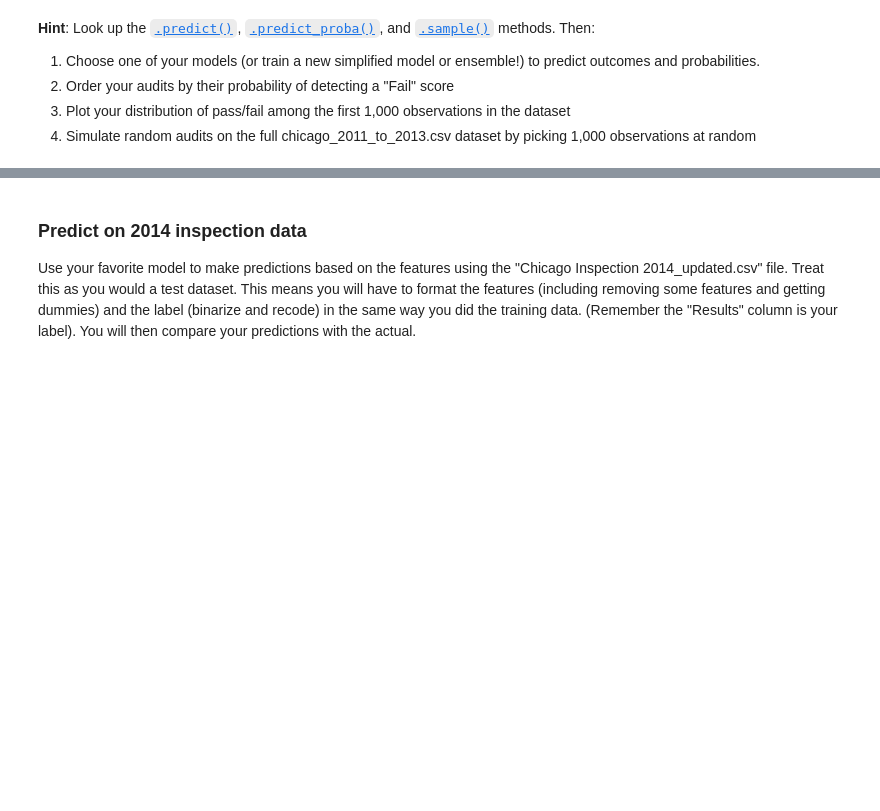
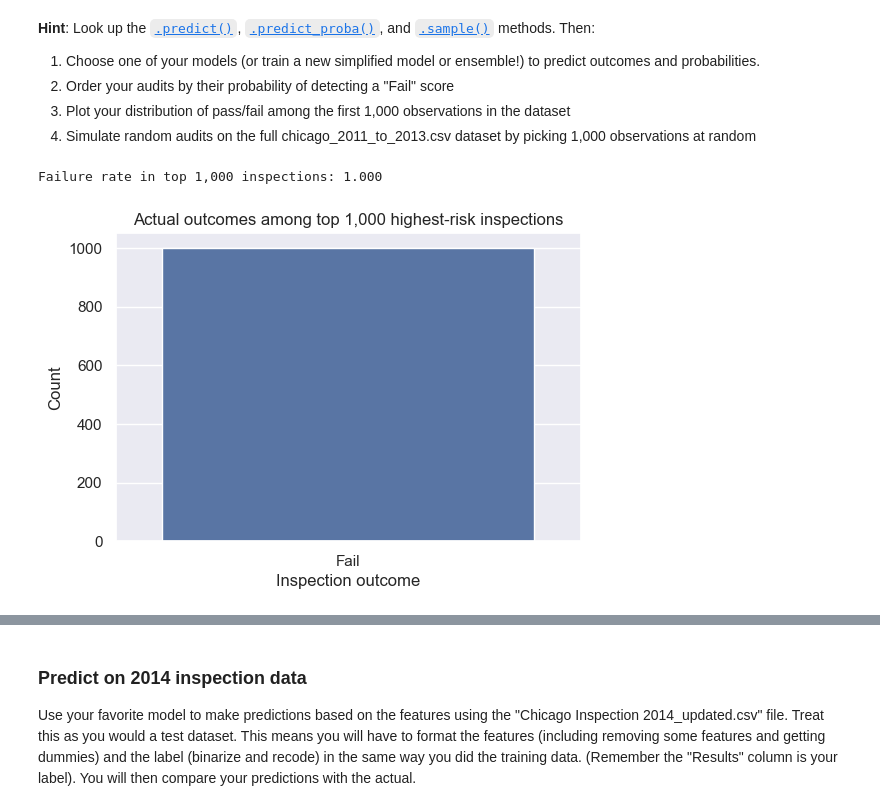
Before and after one commit to larapesce/Computational-Social-Science-Projects, a Jupyter notebook: Project_3/Project 3 Students.ipynb, the cells around one changed output, grey strips where cells are left out. Cells and saved outputs as stored; diff of their text form; code cells hidden in the pictures; blank space fills up the shorter version.

```diff
--- a/Project_3/Project 3 Students.ipynb
+++ b/Project_3/Project 3 Students.ipynb
@@ -563,5 +563,48 @@ plt.show()
 2. Order your audits by their probability of detecting a "Fail" score
 3. Plot your distribution of pass/fail among the first 1,000 observations in the dataset
 4. Simulate random audits on the full chicago_2011_to_2013.csv dataset by picking 1,000 observations at random
+# %%
+#
+# 1. Choose one of your models (or train a new simplified model or ensemble!) to predict outcomes and probabilities.
+# -----------
+
+# Get predicted probabilities of "Fail" (assumes class 1 = Fail, class 0 = Pass)
+rf_fail_probs = rf_classifier.predict_proba(X)[:, 1]
+
+# Build a dataframe with failure probabilities and actual outcomes
+audit_scores = pd.DataFrame({
+    "fail_prob": rf_fail_probs,
+    "actual": y.ravel()        # make sure this is a 1D array
+})
+
+audit_scores["actual_label"] = np.where(audit_scores["actual"] == 1, "Fail", "Pass")
+
+# 2. Order your audits by their probability of detecting a "Fail" score
+# -----------
+
+# Sort inspections by probability of failing (highest risk first)
+audit_scores_sorted = audit_scores.sort_values("fail_prob", ascending=False)
+
+# Take the top 1,000 highest-risk inspections
+top_1000 = audit_scores_sorted.head(1000)
+
+# (optional) print the fraction of actual failures in the top 1,000
+fail_rate_top1000 = (top_1000["actual"] == 1).mean()
+print(f"Failure rate in top 1,000 inspections: {fail_rate_top1000:.3f}")
+# %% [output]
+Failure rate in top 1,000 inspections: 1.000
+# %%
+#
+# 3. Plot your distribution of pass/fail among the first 1,000 observations in the dataset
+# -----------
+# Plot the distribution of Pass/Fail among the top 1,000
+plt.figure(figsize=(6, 4))
+sns.countplot(x="actual_label", data=top_1000)
+plt.title("Actual outcomes among top 1,000 highest-risk inspections")
+plt.xlabel("Inspection outcome")
+plt.ylabel("Count")
+plt.show()
+# %% [output]
+[figure, added]
 # %%
 #
```
Also changed, not shown: parts of 18 cells of this notebook.
